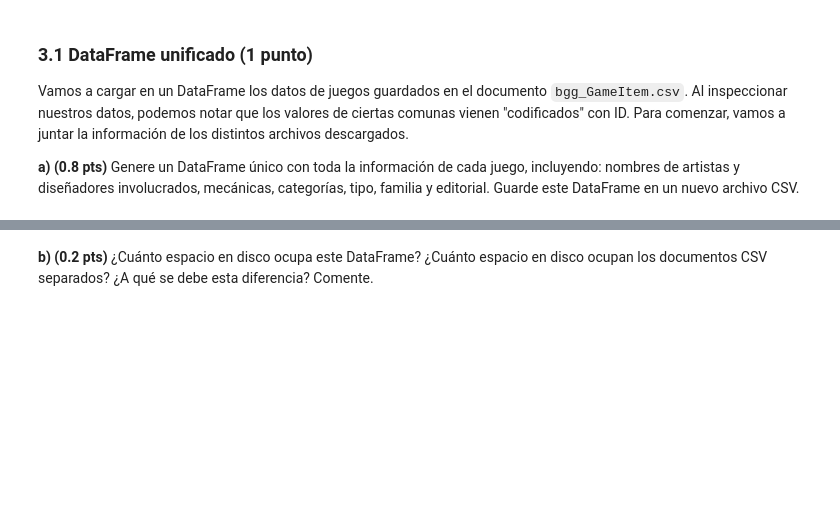
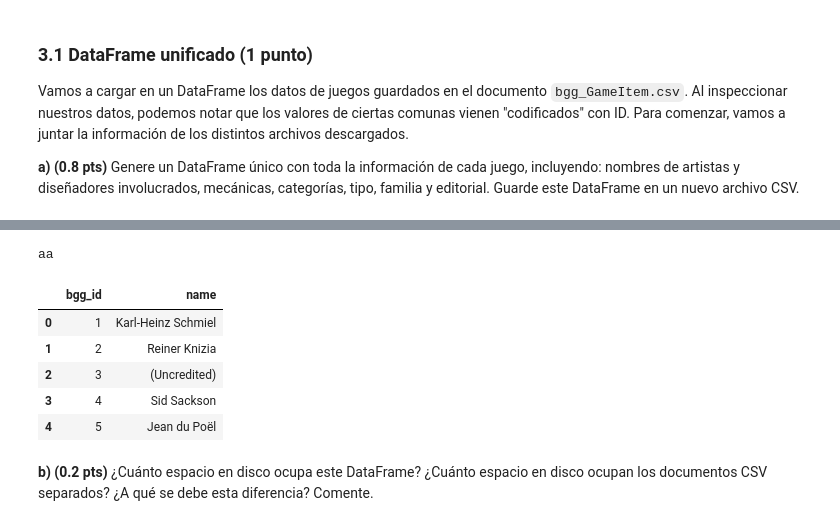
Before and after one commit to LmChicao/IMT2200-Lucas-Chicao, a Jupyter notebook: Tareas/Tarea 1/IMT2200-25s2 - Tarea 01.ipynb, the cells around one changed output, grey strips where cells are left out. Cells and saved outputs as stored; diff of their text form; code cells hidden in the pictures; blank space fills up the shorter version.

```diff
--- a/Tareas/Tarea 1/IMT2200-25s2 - Tarea 01.ipynb
+++ b/Tareas/Tarea 1/IMT2200-25s2 - Tarea 01.ipynb
@@ -172,3 +267,34 @@ Vamos a cargar en un DataFrame los datos de juegos guardados en el documento `bg
+# %%
+for i in artista_id_lista :
+
+    dictsito = {}
+
+    if len(i) >= 2:
+        print(">=2")
+
+        for w in i :
+            pass
+
+    elif len(i) == 1 :
+        print("1")
+
+        if i == "nan" :
+            pass
+        else:
+            pass
+
+    break
+# %% [output]
+aa
+# %%
+person_csv.head()
+# %% [output]
+|  | bgg_id | name |
+| 0 | 1 | Karl-Heinz Schmiel |
+| 1 | 2 | Reiner Knizia |
+| 2 | 3 | (Uncredited) |
+| 3 | 4 | Sid Sackson |
+| 4 | 5 | Jean du Poël |
 # %% [markdown]
 **b) (0.2 pts)** ¿Cuánto espacio en disco ocupa este DataFrame? ¿Cuánto espacio en disco ocupan los documentos CSV separados? ¿A qué se debe esta diferencia? Comente.
 # %% [markdown]
```
Also changed, not shown: parts of 5 cells of this notebook.
